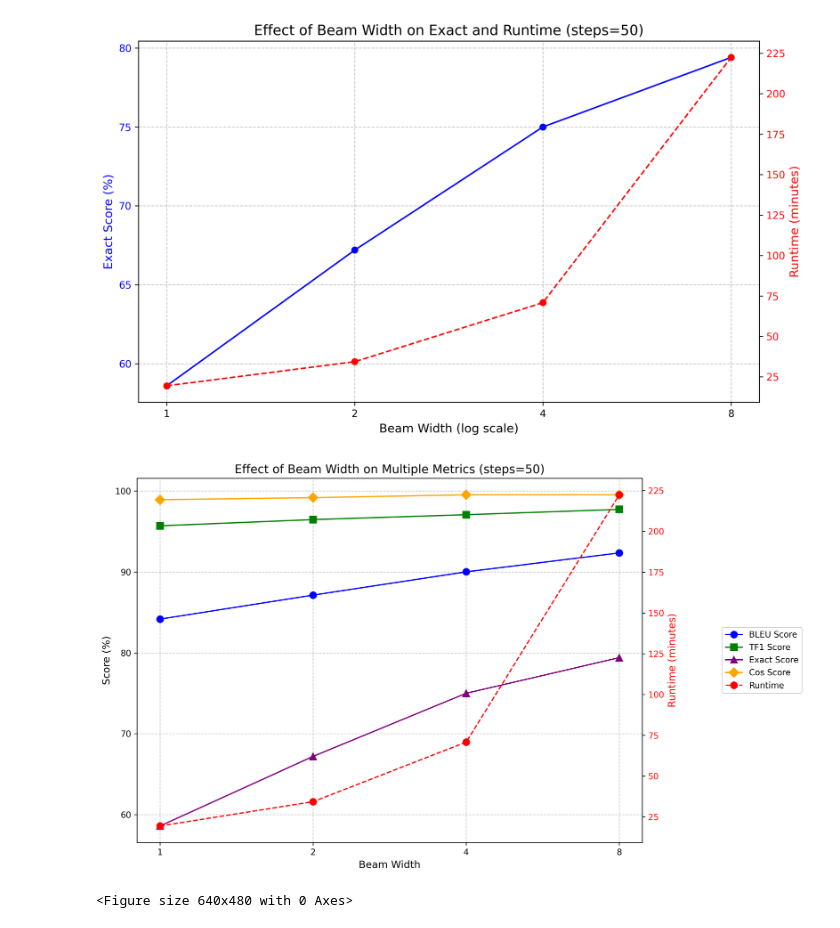
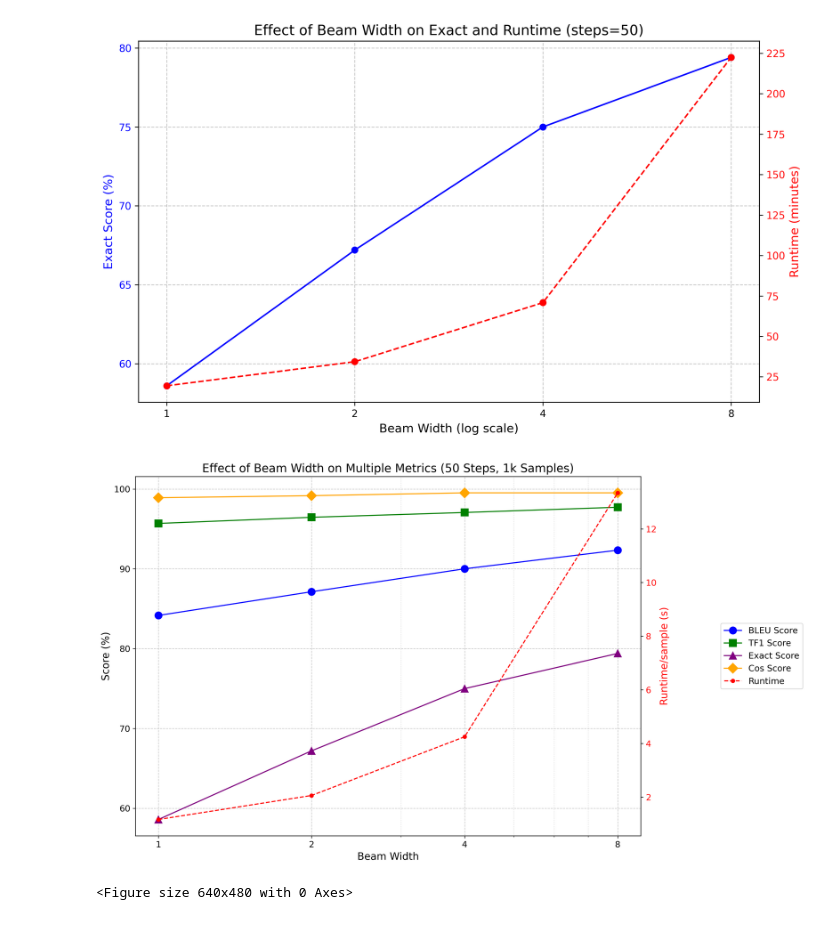
Before and after one commit to ryan-ott/vec2text, a Jupyter notebook: analysis.ipynb, the cells around one changed output. Drawn from its saved outputs; the diff is of its cells as text; code cells hidden in the pictures.

Commit message:
Updated runtime metrics plot

```diff
--- a/analysis.ipynb
+++ b/analysis.ipynb
@@ -22,9 +22,9 @@ def time_to_minutes(time_obj):
 data = data[data['Steps'] == 50]
 
 data['Runtime (min)'] = data['Runtime (min)'].apply(time_to_minutes)
+data['Runtime per sample (s)'] = (data['Runtime (min)'] * 60) / 1000
 
 print(data.columns)
-# # Calculate BLEU-to-Runtime Ratio
 # data['BLEU-to-Runtime Ratio'] = data['BLEU'] * 100 / data['Runtime (min)']
 
 # # Calculate BLEU Improvement
@@ -125,51 +125,67 @@ plt.show()
 # %% [output]
 [figure]
 # %%
-# ToDo scale all metrics to 0-100 and show on the same plot (also cosine)
-
 # Scale all metrics to 0-100
 scaled_data = data.copy()
 metrics = ['BLEU', 'TF1', 'Exact', 'Cos']
 colors = ['blue', 'green', 'purple', 'orange']
 markers = ['o', 's', '^', 'D']
 
-fig, ax1 = plt.subplots(figsize=(12, 7), dpi=300)
+fig, ax1 = plt.subplots(figsize=(14, 8), dpi=300)
 
 # Plot each metric
 for metric, color, marker in zip(metrics, colors, markers):
     ax1.plot(data['Beam'], data[metric] * 100,
              marker=marker, linestyle='-',
              color=color, label=f'{metric} Score',
-             markersize=8)
+             markersize=10)
 
-ax1.set_title('Effect of Beam Width on Multiple Metrics (steps=50)', fontsize=14)
-ax1.set_xlabel('Beam Width', fontsize=12)
-ax1.set_ylabel('Score (%)', fontsize=12)
+# Titles and labels
+ax1.set_title('Effect of Beam Width on Multiple Metrics (50 Steps, 1k Samples)', fontsize=16)
+ax1.set_xlabel('Beam Width', fontsize=14)
+ax1.set_ylabel('Score (%)', fontsize=14)
 ax1.set_xscale('log')
+
+# Set major ticks and labels
 ax1.set_xticks([1, 2, 4, 8])
-ax1.get_xaxis().set_major_formatter(plt.ScalarFormatter())
-ax1.get_xaxis().set_minor_formatter(plt.NullFormatter())
-ax1.tick_params(axis='x', which='minor', bottom=False)
+ax1.set_xticklabels([1, 2, 4, 8], fontsize=12)
+
+# Add minor ticks at all integers between 1 and 8
+ax1.xaxis.set_minor_locator(plt.MultipleLocator(1))
+
+# Remove labels from minor ticks
+ax1.tick_params(axis='x', which='minor', bottom=True, labelbottom=False)
+
+# Add both major and minor grid lines
+ax1.grid(visible=True, which='major', linestyle='--', alpha=0.7)
+ax1.grid(visible=True, which='minor', linestyle=':', alpha=0.5)
+
+# Adjust y-axis ticks
+ax1.tick_params(axis='y', labelsize=12)
 
 # Runtime on the right y-axis
 ax2 = ax1.twinx()
-ax2.set_ylabel('Runtime (minutes)', fontsize=12, color='red')
-ax2.plot(data['Beam'], data['Runtime (min)'], 'o--',
-         color='red', label='Runtime', markersize=8)
-ax2.tick_params(axis='y', labelcolor='red')
+ax2.set_ylabel('Runtime/sample (s)', fontsize=14, color='red')
+ax2.plot(data['Beam'], data['Runtime per sample (s)'], '.--',
+         color='red', label='Runtime', markersize=10)
+ax2.tick_params(axis='y', labelcolor='red', labelsize=12)
 
 # Combine legends from both axes
 lines1, labels1 = ax1.get_legend_handles_labels()
 lines2, labels2 = ax2.get_legend_handles_labels()
 ax1.legend(lines1 + lines2, labels1 + labels2,
-          loc='center left', bbox_to_anchor=(1.15, 0.5))
+           loc='center left', bbox_to_anchor=(1.15, 0.5),
+           fontsize=12)
 
-# Gridlines and layout
-ax1.grid(visible=True, linestyle='--', alpha=0.7)
+# Suppress scientific notation on x-axis
+ax1.get_xaxis().set_major_formatter(plt.ScalarFormatter())
+ax1.get_xaxis().set_minor_formatter(plt.NullFormatter())
+
+# Tight layout to avoid overlaps
 fig.tight_layout()
 plt.show()
 # %% [output]
-[figure, old version]
+[figure, new version]
 # %%
 plt.savefig('repro_results/combined_metrics.png', dpi=300, bbox_inches='tight')
 # %% [output]
```
Also changed, not shown: parts of 2 cells of this notebook, 1 other file.
